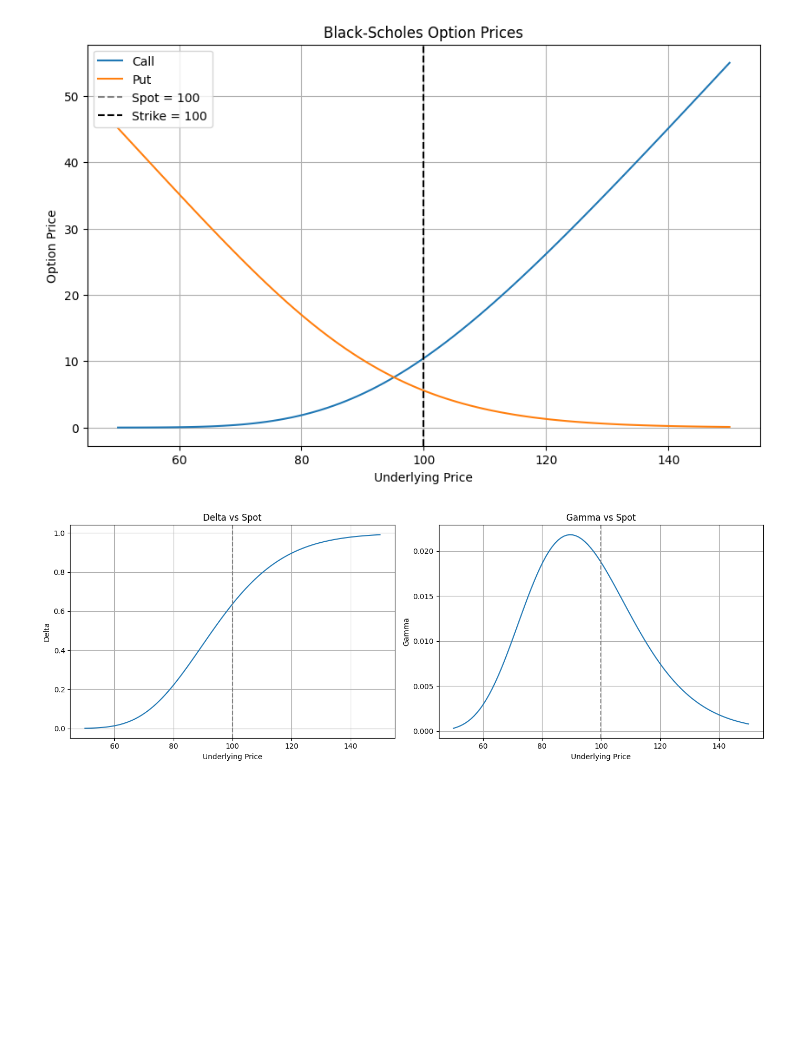
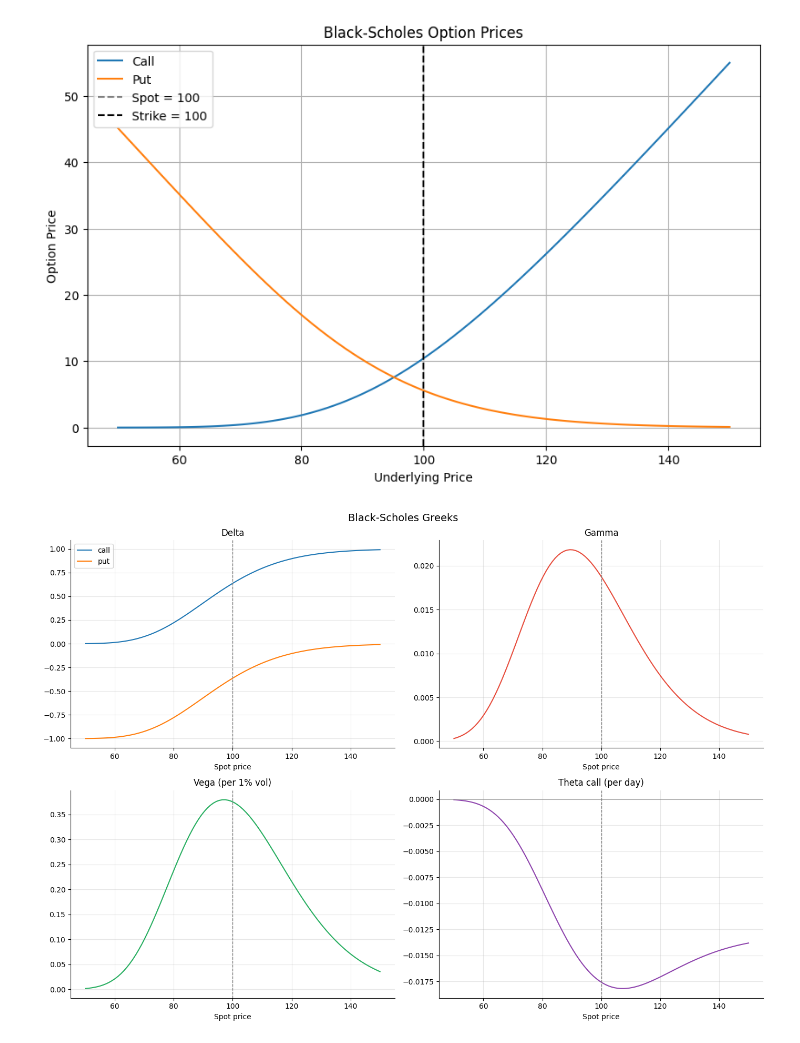
Before and after one commit to Alexandre-Reyob/option-pricing-models, a Jupyter notebook: notebooks/01_black_scholes_demo.ipynb, the cells around one changed output. Drawn from its saved outputs; the diff is of its cells as text; code cells hidden in the pictures; blank space fills up the shorter version.

```diff
--- a/notebooks/01_black_scholes_demo.ipynb
+++ b/notebooks/01_black_scholes_demo.ipynb
@@ -74,27 +65,42 @@ plt.grid(True)
 plt.show()
 # %% [output]
 [figure]
-# %%
-delta_call = [BlackScholes(S, K, T, r, sigma).delta('call') for S in S_range]
-gamma_vals = [BlackScholes(S, K, T, r, sigma).gamma() for S in S_range]
-
-fig, (ax1, ax2) = plt.subplots(1, 2, figsize=(14, 5))
-
-ax1.plot(S_range, delta_call)
-ax1.axvline(x=S0, color='gray', linestyle='--')
-ax1.set_xlabel('Underlying Price')
-ax1.set_ylabel('Delta')
-ax1.set_title('Delta vs Spot')
-ax1.grid(True)
-
-ax2.plot(S_range, gamma_vals)
-ax2.axvline(x=S0, color='gray', linestyle='--')
-ax2.set_xlabel('Underlying Price')
-ax2.set_ylabel('Gamma')
-ax2.set_title('Gamma vs Spot')
-ax2.grid(True)
-
-plt.tight_layout()
-plt.show()
-# %% [output]
-[figure, removed]
+# %%
+fig, axes = plt.subplots(2, 2, figsize=(14, 10))
+
+delta_call = [BlackScholes(S, K, T, r, sigma).delta("call") for S in S_range]
+delta_put  = [BlackScholes(S, K, T, r, sigma).delta("put")  for S in S_range]
+gamma_vals = [BlackScholes(S, K, T, r, sigma).gamma()        for S in S_range]
+vega_vals  = [BlackScholes(S, K, T, r, sigma).vega()         for S in S_range]
+theta_call = [BlackScholes(S, K, T, r, sigma).theta("call") for S in S_range]
+
+axes[0,0].plot(S_range, delta_call, label="call")
+axes[0,0].plot(S_range, delta_put,  label="put")
+axes[0,0].axvline(x=K, color="gray", ls="--", lw=1)
+axes[0,0].set_title("Delta")
+axes[0,0].legend()
+
+axes[0,1].plot(S_range, gamma_vals, color="#e74c3c")
+axes[0,1].axvline(x=K, color="gray", ls="--", lw=1)
+axes[0,1].set_title("Gamma")
+
+axes[1,0].plot(S_range, vega_vals, color="#27ae60")
+axes[1,0].axvline(x=K, color="gray", ls="--", lw=1)
+axes[1,0].set_title("Vega (per 1% vol)")
+
+axes[1,1].plot(S_range, theta_call, color="#8e44ad")
+axes[1,1].axvline(x=K, color="gray", ls="--", lw=1)
+axes[1,1].axhline(0, color="gray", ls="-", lw=0.5)
+axes[1,1].set_title("Theta call (per day)")
+
+for ax in axes.flat:
+    ax.set_xlabel("Spot price")
+    ax.grid(True, alpha=0.3)
+    ax.spines["top"].set_visible(False)
+    ax.spines["right"].set_visible(False)
+
+plt.suptitle("Black-Scholes Greeks", fontsize=14)
+plt.tight_layout()
+plt.show()
+# %% [output]
+[figure, added]
```
Also changed, not shown: parts of 1 cell of this notebook, 10 other files.
